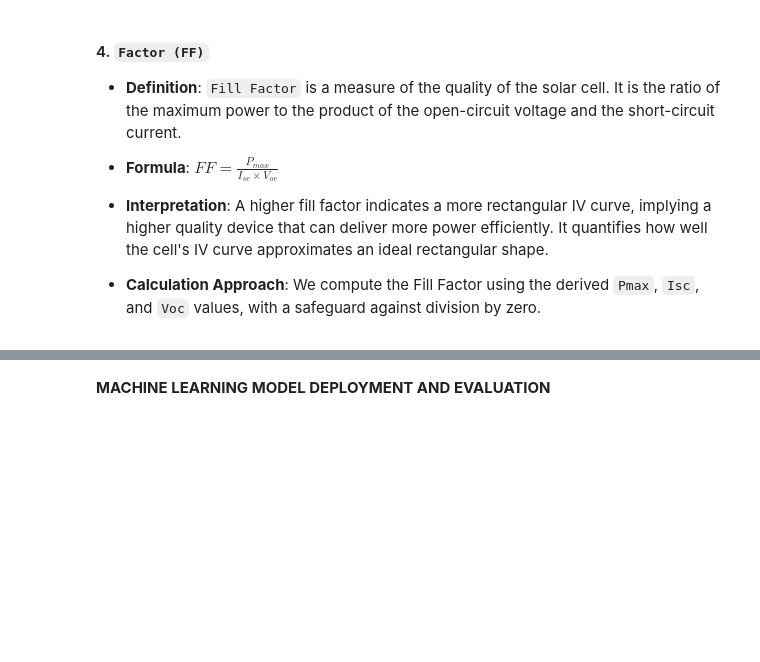
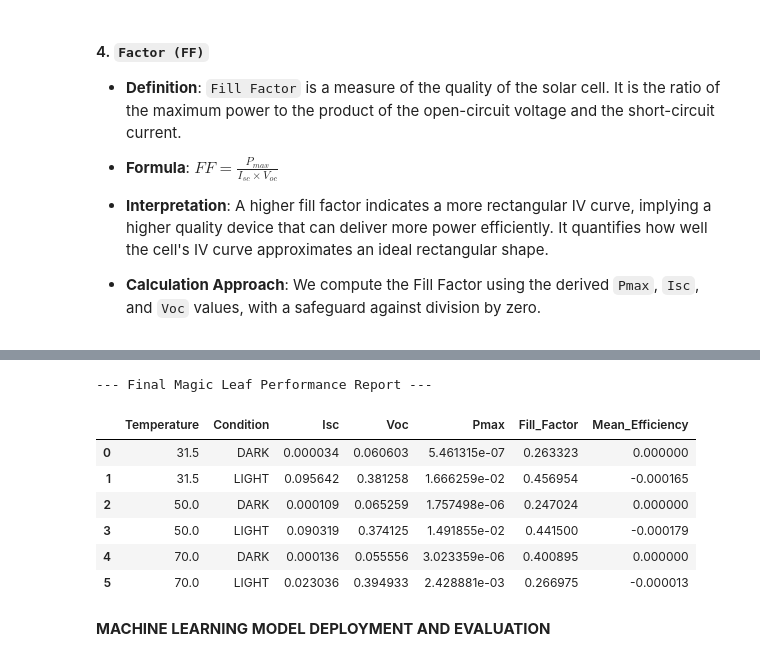
Before and after one commit to Phill-Odums/MAGIC_LEAF, a Jupyter notebook: Magic_leaf.ipynb, the cells around one changed output, grey strips where cells are left out. Saved outputs shown, nothing was run; the diff lists cells and outputs as text; code cells hidden in the pictures; blank space fills up the shorter version.

Commit message:
Add files via upload
updated units calculation

```diff
--- a/Magic_leaf.ipynb
+++ b/Magic_leaf.ipynb
@@ -121,9 +143,8 @@ data['current_density'] = data['Current'].abs() / area_cm2
 
 *   **Formula**: $\text{Power} = |\text{Voltage}| \times |\text{Current}|$
 # %%
-
-# Feature: Power calculation (P = |V * I|) in mW for magnitude
-data['Power'] = (data['Current'] * data['Voltage']).abs()
+# 6. Feature: Power calculation (P = V * I)
+data['Power'] = (data['Current'] * data['Voltage'])
 # %% [markdown]
 ### 7. `efficiency` (Energy Conversion Efficiency)
 
@@ -210,14 +225,18 @@ def calculate_iv_metrics(group):
 *   **Interpretation**: A higher fill factor indicates a more rectangular IV curve, implying a higher quality device that can deliver more power efficiently. It quantifies how well the cell's IV curve approximates an ideal rectangular shape.
 
 *   **Calculation Approach**: We compute the Fill Factor using the derived `Pmax`, `Isc`, and `Voc` values, with a safeguard against division by zero.
+# %%
+# Drop existing IV columns to prevent merge duplicates (if they exist from a previous run)
+columns_to_drop = ['Isc', 'Voc', 'Pmax', 'Fill_Factor']
+for col in columns_to_drop:
+    if col in data.columns:
+        data = data.drop(columns=[col])
 # %%
 
-# Drop existing IV columns to prevent merge duplicates
-columns_to_drop = ['Isc', 'Voc', 'Pmax', 'Fill_Factor']
-data = data.drop(columns=[col for col in columns_to_drop if col in data.columns])
-
-# Apply calculations to each experimental run
+# Apply IV metrics calculations to each experimental run
 iv_metrics = data.groupby(['Temperature', 'Condition']).apply(calculate_iv_metrics, include_groups=False).reset_index()
 data = data.merge(iv_metrics, on=['Temperature', 'Condition'])
+
+print("All feature engineering steps completed")
 data.head()
 # %% [output]
@@ -269,0 +250,11 @@ display(efficiency_summary.rename(columns={'efficiency': 'Mean_Efficiency'}))
+# %%
+# Diagnostic: Check Current sign convention
+print("Current min/max by Temperature and Condition (for understanding efficiency sign issue):")
+display(data.groupby(['Temperature', 'Condition'])['Current'].agg(['min', 'max']))
+
+
+# Calculate mean efficiency per group
+mean_efficiency_per_group = data.groupby(['Temperature', 'Condition'])['efficiency'].mean().reset_index()
+
+# Merge with iv_metrics (which already contains Isc, Voc, Pmax, Fill_Factor per group)
+efficiency_summary = iv_metrics.merge(mean_efficiency_per_group, on=['Temperature', 'Condition'])
@@ -270,3 +271,19 @@ display(efficiency_summary.rename(columns={'efficiency': 'Mean_Efficiency'}))
+# %%
+# The efficiency is now allowed to be negative if the raw power calculation resulted in it.
+# No .abs() applied here for efficiency_summary['efficiency']
+efficiency_summary['efficiency'] = efficiency_summary['efficiency']
+
+print("--- Final Magic Leaf Performance Report ---")
+display(efficiency_summary.rename(columns={'efficiency': 'Mean_Efficiency'}))
+# %% [output]
+--- Final Magic Leaf Performance Report ---
+|  | Temperature | Condition | Isc | Voc | Pmax | Fill_Factor | Mean_Efficiency |
+| 0 | 31.5 | DARK | 0.000034 | 0.060603 | 5.461315e-07 | 0.263323 | 0.000000 |
+| 1 | 31.5 | LIGHT | 0.095642 | 0.381258 | 1.666259e-02 | 0.456954 | -0.000165 |
+| 2 | 50.0 | DARK | 0.000109 | 0.065259 | 1.757498e-06 | 0.247024 | 0.000000 |
+| 3 | 50.0 | LIGHT | 0.090319 | 0.374125 | 1.491855e-02 | 0.441500 | -0.000179 |
+| 4 | 70.0 | DARK | 0.000136 | 0.055556 | 3.023359e-06 | 0.400895 | 0.000000 |
+| 5 | 70.0 | LIGHT | 0.023036 | 0.394933 | 2.428881e-03 | 0.266975 | -0.000013 |
 # %% [markdown]
  **MACHINE LEARNING MODEL DEPLOYMENT AND EVALUATION**
 # %%
```
Also changed, not shown: parts of 18 cells of this notebook.
